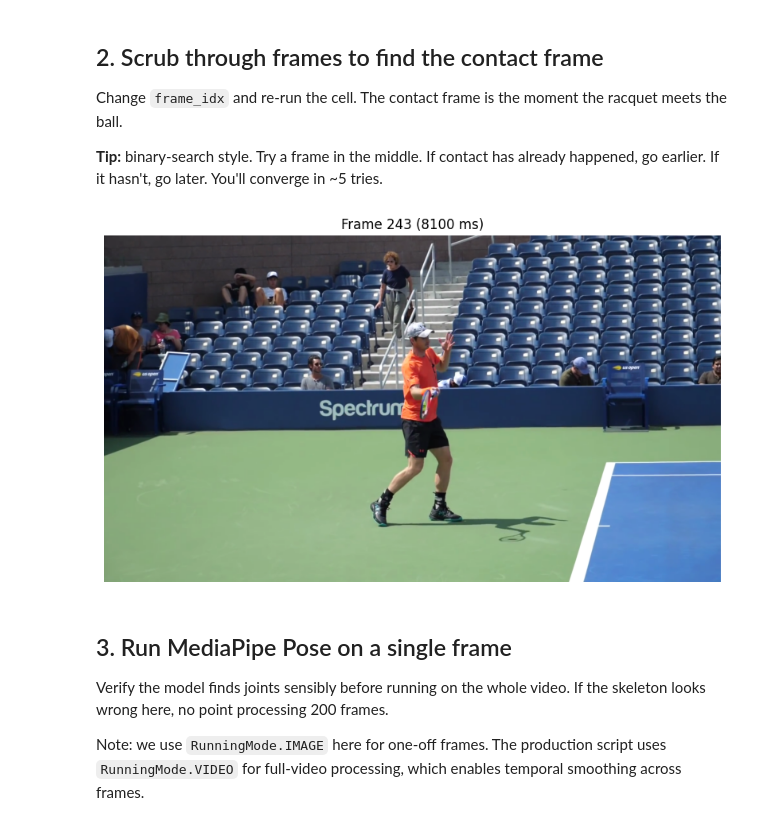
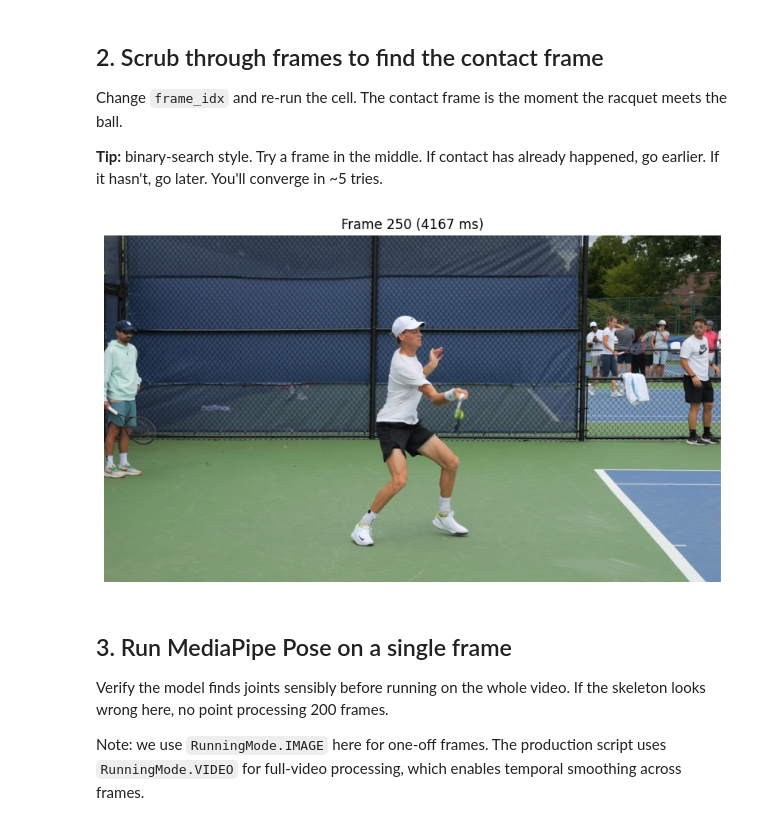
Before and after one commit to jihwantime/tennis-stroke-comparison, a Jupyter notebook: notebooks/explore_extraction.ipynb, the cells around one changed output. Saved outputs shown, nothing was run; the diff lists cells and outputs as text; code cells hidden in the pictures.

```diff
--- a/notebooks/explore_extraction.ipynb
+++ b/notebooks/explore_extraction.ipynb
@@ -31,7 +31,7 @@ from mediapipe.tasks.python import vision as mp_vision
 import matplotlib.pyplot as plt
 from pathlib import Path
 
-VIDEO_PATH = Path("../data/raw/murray_fh.mp4")  # change me
+VIDEO_PATH = Path("../data/raw/jannik_fh.mp4")  # change me
 MODEL_PATH = Path("../models/pose_landmarker_heavy.task")
 
 assert VIDEO_PATH.exists(), f"Video not found: {VIDEO_PATH}"
@@ -65,21 +65,21 @@ Change `frame_idx` and re-run the cell. The contact frame is the moment the racq
 
 **Tip:** binary-search style. Try a frame in the middle. If contact has already happened, go earlier. If it hasn't, go later. You'll converge in ~5 tries.
 # %%
-frame_idx = 243  # change me
+frame_idx = 250  # change me
 
 cap = cv2.VideoCapture(str(VIDEO_PATH))
 cap.set(cv2.CAP_PROP_POS_FRAMES, frame_idx)
 ok, frame = cap.read()
 cap.release()
 assert ok, f"Could not read frame {frame_idx}"
 
 plt.figure(figsize=(10, 6))
 plt.imshow(cv2.cvtColor(frame, cv2.COLOR_BGR2RGB))
 plt.title(f"Frame {frame_idx} ({frame_idx/fps*1000:.0f} ms)")
 plt.axis('off')
 plt.show()
 # %% [output]
-[figure, old version]
+[figure, new version]
 # %% [markdown]
 ## 3. Run MediaPipe Pose on a single frame
 
```
Also changed, not shown: parts of 3 cells of this notebook, 2 other files.
